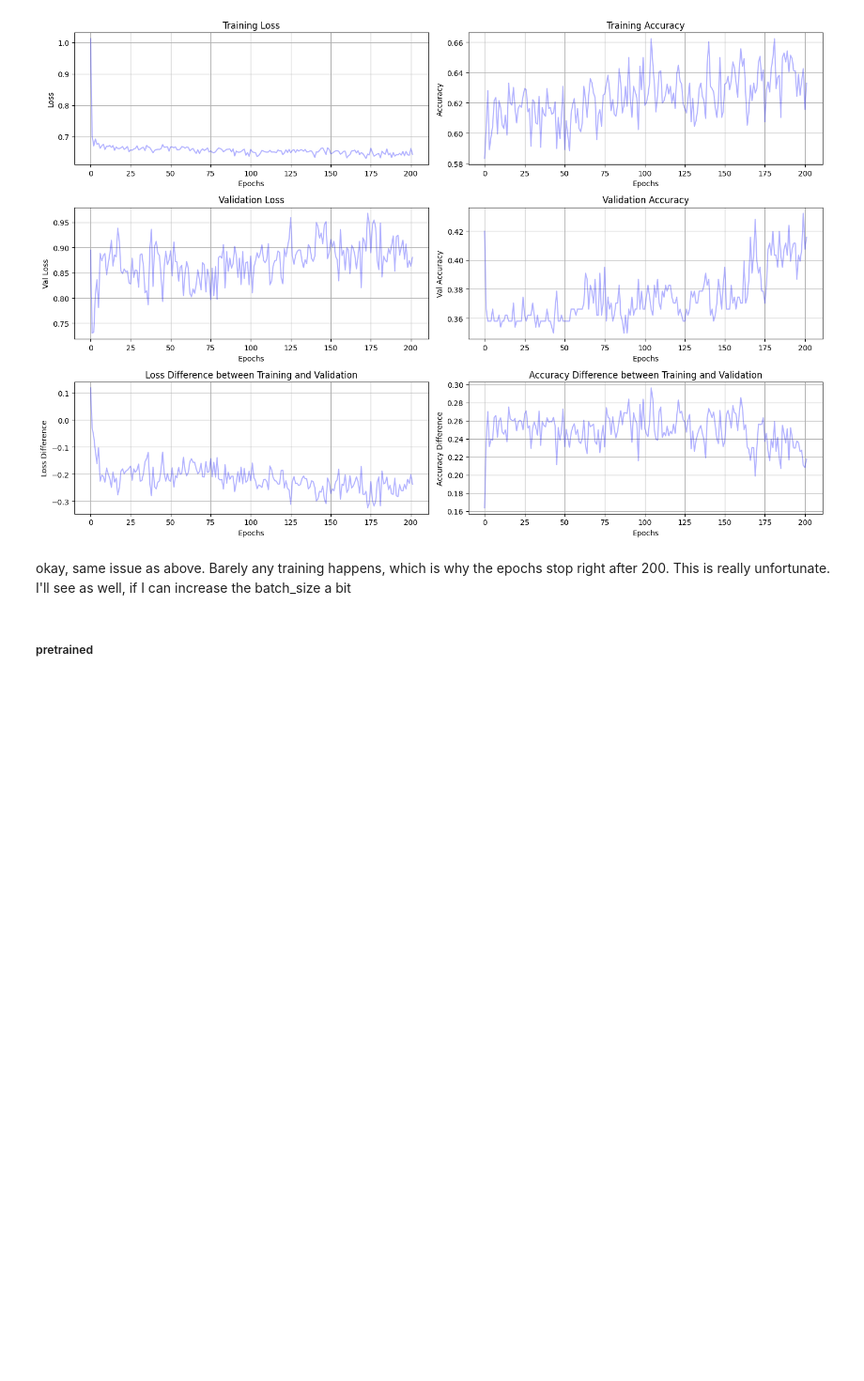
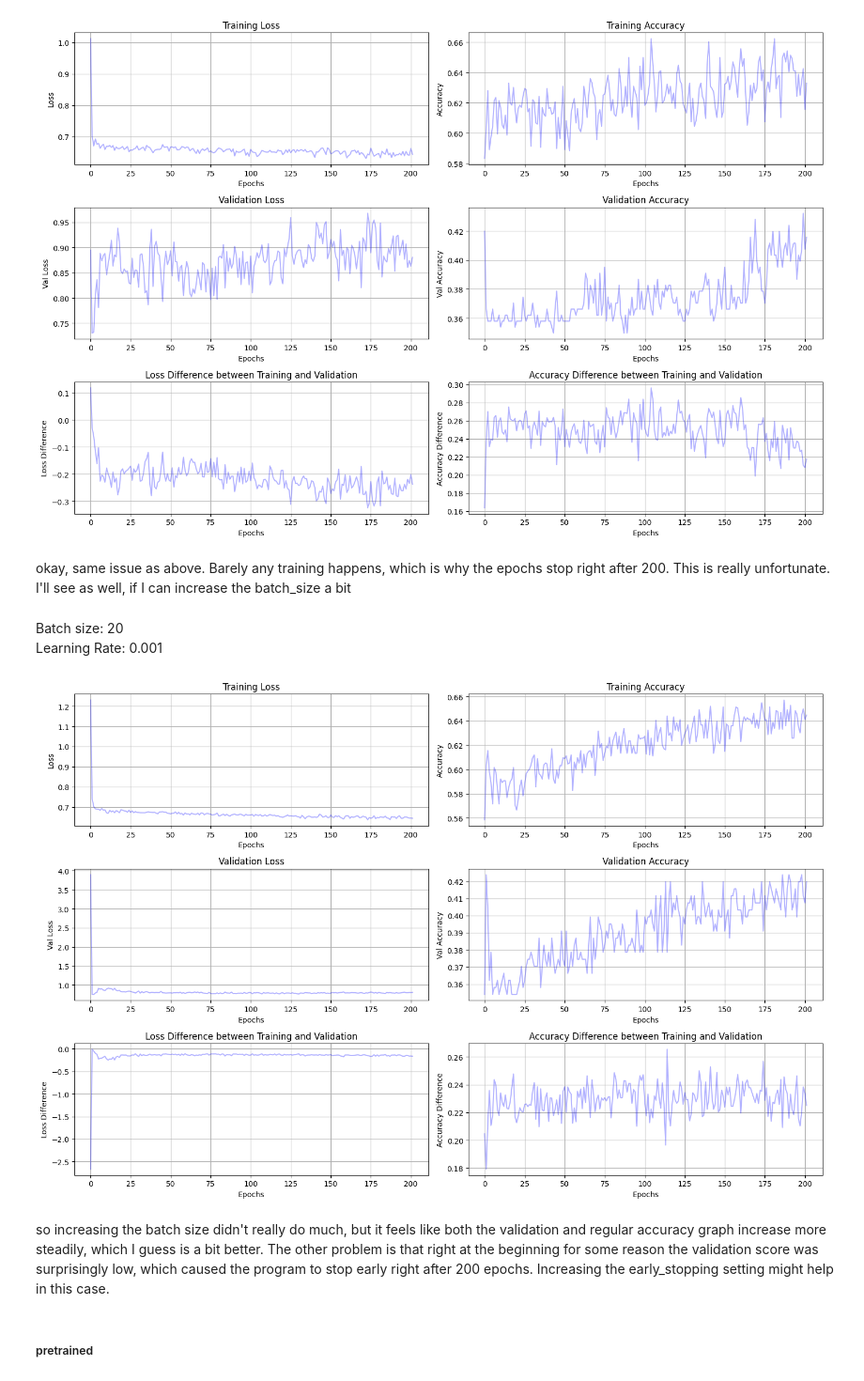
Before and after one commit to LennartPhil/Brain_Mets_Classification, a Jupyter notebook: notebooks/AI/ai_analysis.ipynb, the cells around one changed output. Shown at 94% size. Cells and saved outputs as stored; diff of their text form; code cells hidden in the pictures; blank space fills up the shorter version.

```diff
--- a/notebooks/AI/ai_analysis.ipynb
+++ b/notebooks/AI/ai_analysis.ipynb
@@ -381,6 +436,17 @@ plot_single_history(path_to_resnext101_train_history)
 [figure]
 # %% [markdown]
 okay, same issue as above. Barely any training happens, which is why the epochs stop right after 200. This is really unfortunate. I'll see as well, if I can increase the batch_size a bit
+# %% [markdown]
+Batch size: 20\
+Learning Rate: 0.001
+# %%
+path_to_resnext101_train_history = "/Users/LennartPhilipp/Desktop/Uni/Prowiss/training_histories/cutout/ResNeXt101/resnext101_01_2_cls_cutout_gray_normal_run_2024_10_24_19_24_36/history_resnext101_01_2_cls_cutout_gray_normal.npy"
+
+plot_single_history(path_to_resnext101_train_history)
+# %% [output]
+[figure, added]
+# %% [markdown]
+so increasing the batch size didn't really do much, but it feels like both the validation and regular accuracy graph increase more steadily, which I guess is a bit better. The other problem is that right at the beginning for some reason the validation score was surprisingly low, which caused the program to stop early right after 200 epochs. Increasing the early_stopping setting might help in this case.
 # %% [markdown]
 ##### pretrained
 # %% [markdown]
```
Also changed, not shown: parts of 15 cells of this notebook.
